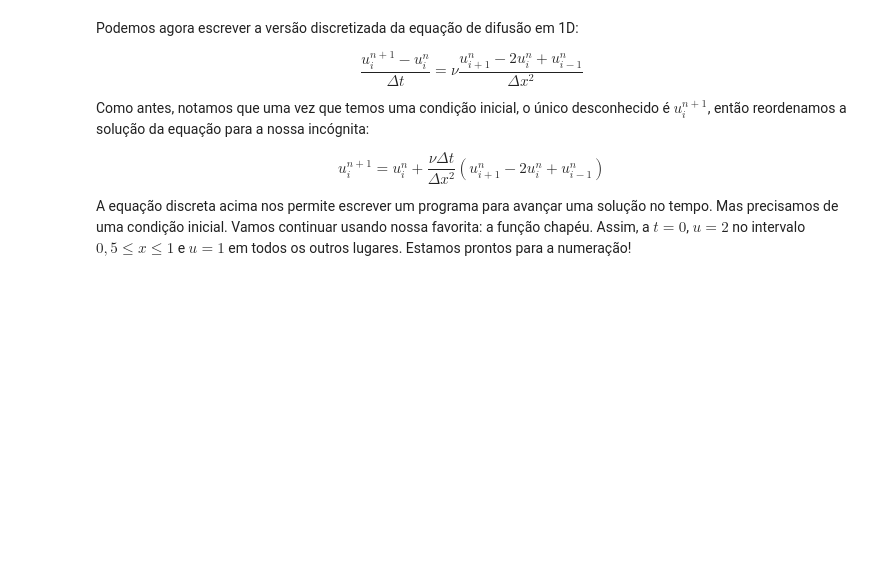
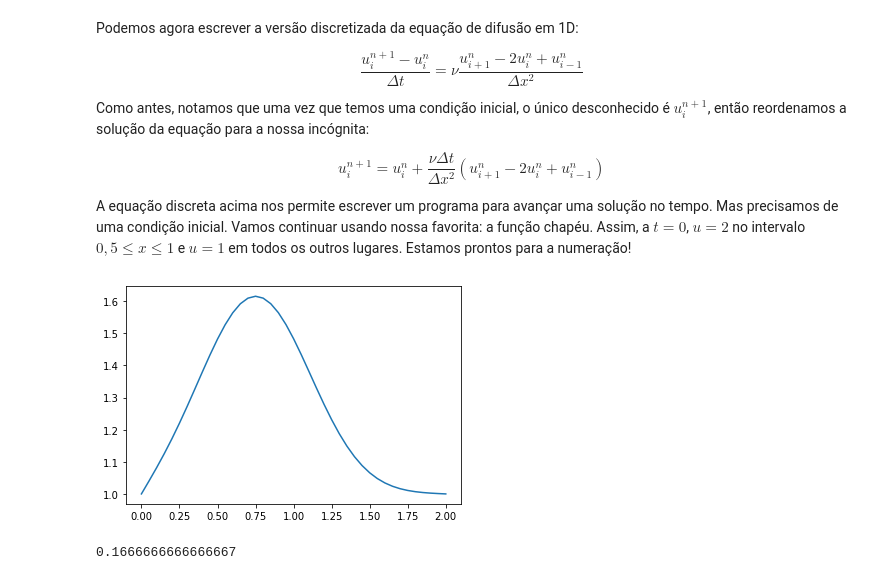
Before and after one commit to aschelin/SimulacoesAGFE, a Jupyter notebook: Aula_de_SC_EDPparte01.ipynb, the cells around one changed output. Drawn from its saved outputs; the diff is of its cells as text; code cells hidden in the pictures; blank space fills up the shorter version.

```diff
--- a/Aula_de_SC_EDPparte01.ipynb
+++ b/Aula_de_SC_EDPparte01.ipynb
@@ -277,0 +285,27 @@ A equação discreta acima nos permite escrever um programa para avançar uma so
+# %%
+nx  = 41
+dx = 2 / (nx-1)
+nt = 100
+nu = 0.3
+sigma = 0.2
+dt = sigma * dx**2 /nu
+# %%
+u = np.ones(nx)
+u[int( 0.5/ dx ):int( 1 / dx + 1 )] = 2
+# %%
+un = np.ones(nx)
+# %%
+for n in range (nt):
+  un = u.copy()
+  for i in range (1, nx-1):
+
+    u[i] = un[i] + nu * dt / dx**2 * (un[i+1]-2*un[i]+un[i-1])
+# %%
+plt.plot(np.linspace(0,2,nx),u)
+plt.show()
+# %% [output]
+[figure, added]
+# %%
+nt*dt
+# %% [output]
+0.1666666666666667
```
Also changed, not shown: parts of 2 cells of this notebook.
